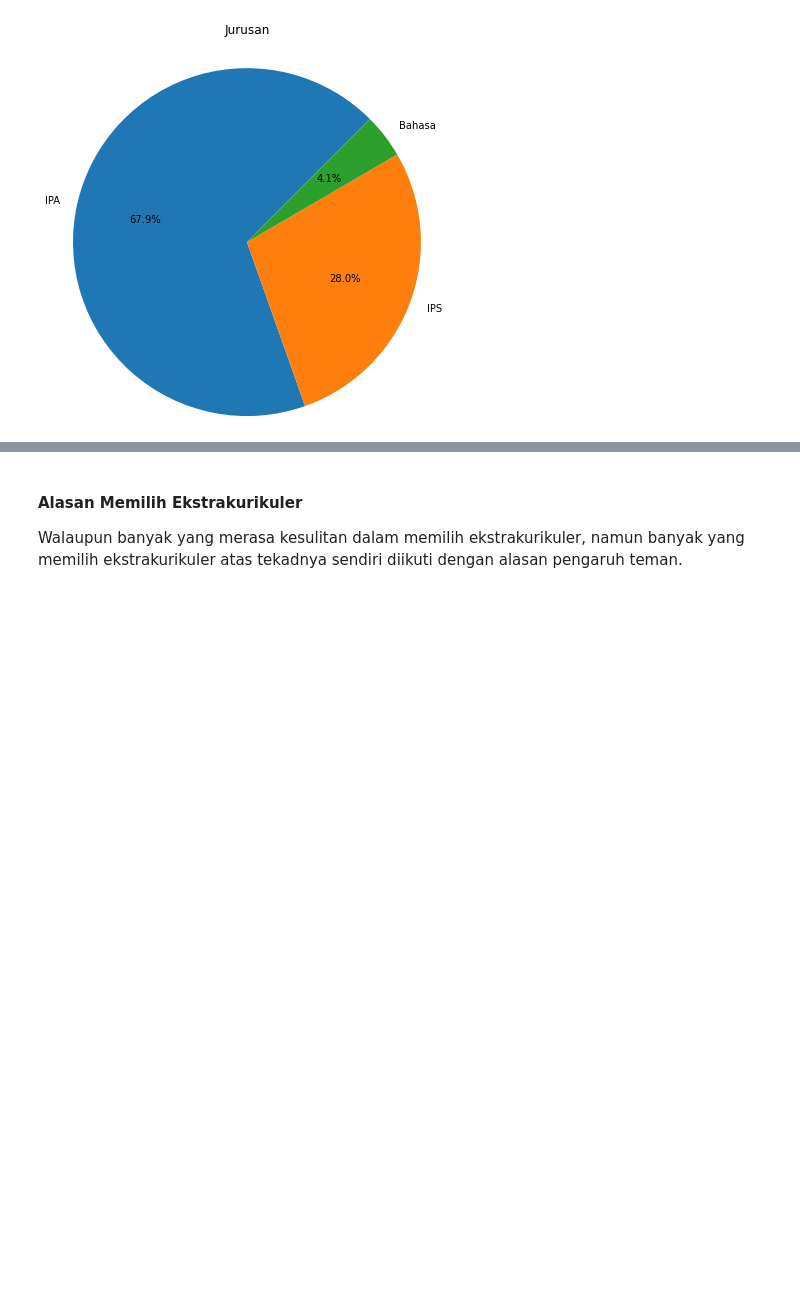
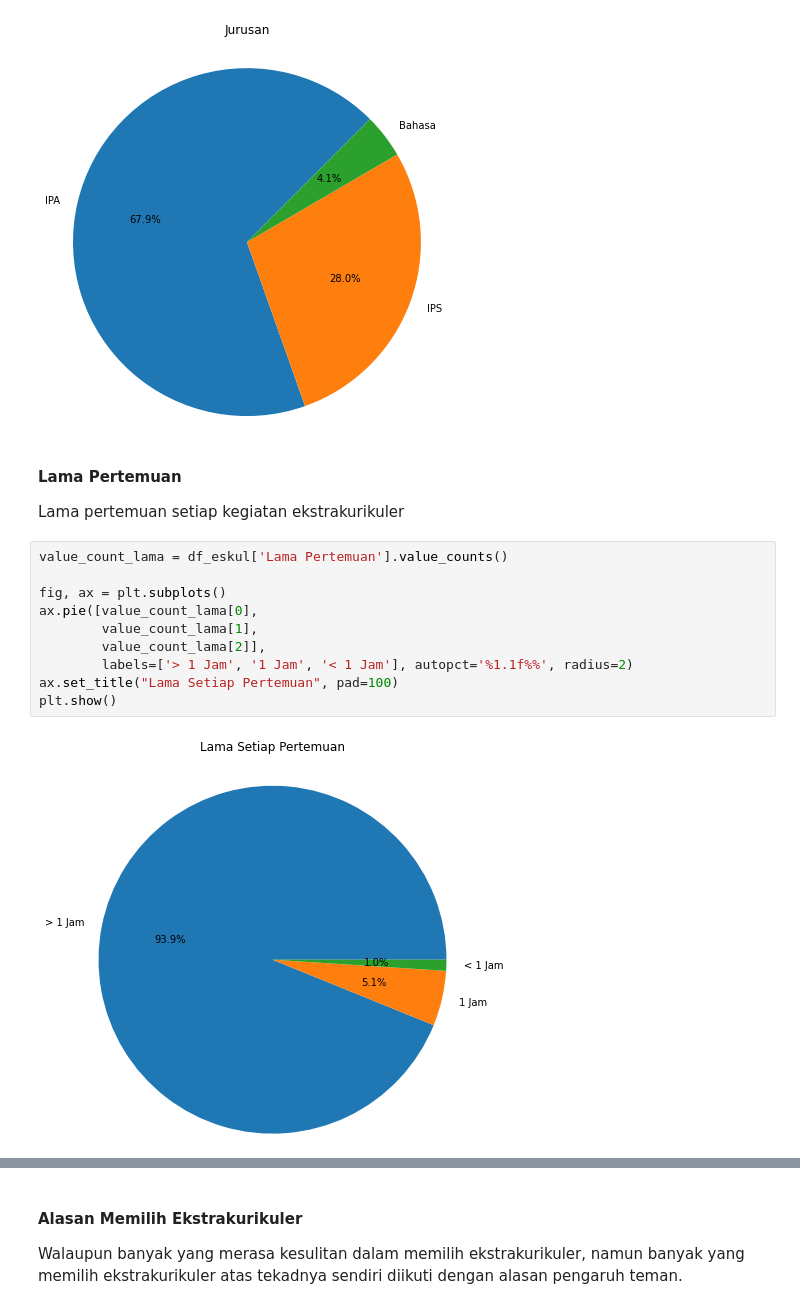
Before and after one commit to diyosukma/CP68-SistemRekomendasi, a Jupyter notebook: Rekomendasi_Ekstrakurikuler.ipynb, the cells around one changed output, grey strips where cells are left out. Cells and saved outputs as stored; diff of their text form; blank space fills up the shorter version.

Commit message:
Update Rekomendasi Ekstrakurikuler

```diff
--- a/Rekomendasi_Ekstrakurikuler.ipynb
+++ b/Rekomendasi_Ekstrakurikuler.ipynb
@@ -138,3 +163,18 @@ ax.set_title("Jurusan", pad=100)
 plt.show()
 # %% [output]
 [figure]
+# %% [markdown]
+#### Lama Pertemuan
+Lama pertemuan setiap kegiatan ekstrakurikuler
+# %%
+value_count_lama = df_eskul['Lama Pertemuan'].value_counts()
+
+fig, ax = plt.subplots()
+ax.pie([value_count_lama[0],
+        value_count_lama[1],
+        value_count_lama[2]],
+        labels=['> 1 Jam', '1 Jam', '< 1 Jam'], autopct='%1.1f%%', radius=2)
+ax.set_title("Lama Setiap Pertemuan", pad=100)
+plt.show()
+# %% [output]
+[figure, added]
```
Also changed, not shown: parts of 16 cells of this notebook.
